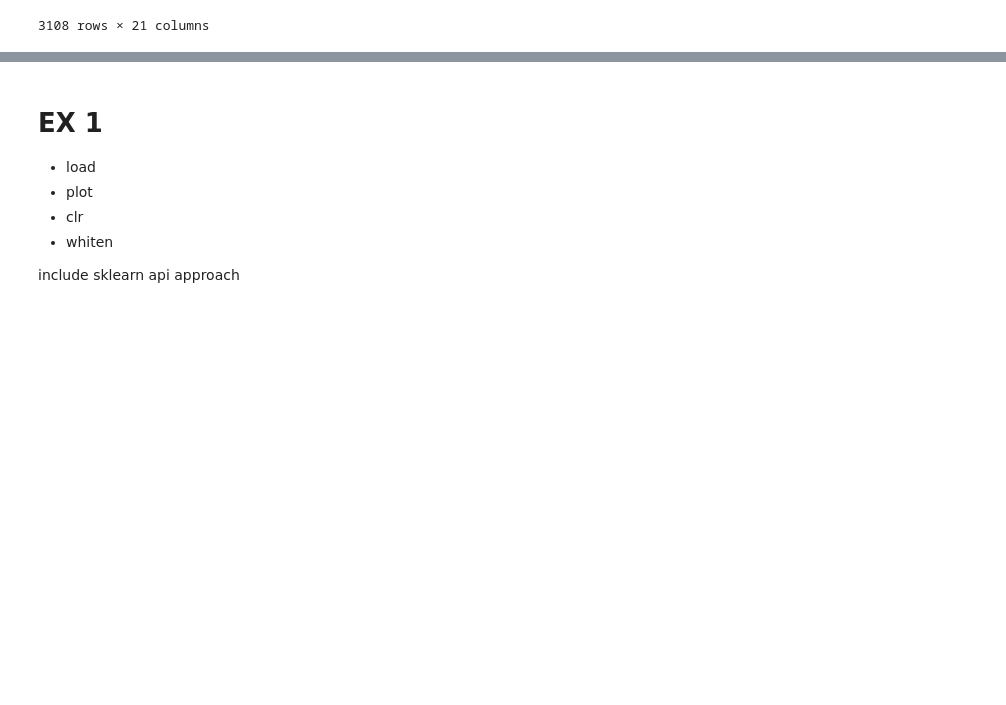
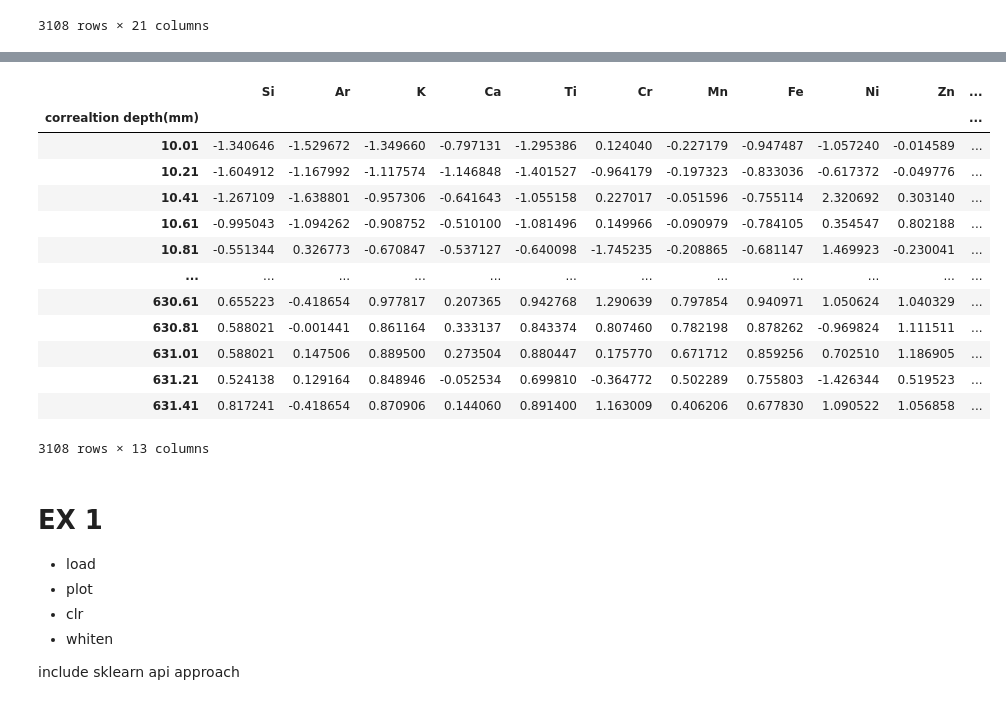
Before and after one commit to ds4geo/ds4geo, a Jupyter notebook: WS 2020 Course Notes/Session 8.ipynb, the cells around one changed output, grey strips where cells are left out. Saved outputs shown, nothing was run; the diff lists cells and outputs as text; code cells hidden in the pictures; blank space fills up the shorter version.

```diff
--- a/WS 2020 Course Notes/Session 8.ipynb
+++ b/WS 2020 Course Notes/Session 8.ipynb
@@ -87,0 +87,28 @@ TypeError: ignored
+# %%
+# Select elements with signal which are never 0
+elements = ["Si", "Ar", "K", "Ca", "Ti", "Cr", "Mn", "Fe", "Ni", "Zn", "Rb" ,"Sr", "Ba"]
+edf = ele.loc[:,elements]
+# %%
+# Apply centered log ratio
+clr = np.log(edf / gmean(edf))
+clr
+# %%
+# Standardize
+sxrf = StandardScaler().fit_transform(X=clr)
+sxrf = pd.DataFrame(sxrf, index=clr.index, columns=clr.columns)
+sxrf
+# %% [output]
+|  | Si | Ar | K | Ca | Ti | Cr | Mn | Fe | Ni | Zn | ... |
+| correaltion depth(mm) |  |  |  |  |  |  |  |  |  |  | ... |
+| 10.01 | -1.340646 | -1.529672 | -1.349660 | -0.797131 | -1.295386 | 0.124040 | -0.227179 | -0.947487 | -1.057240 | -0.014589 | ... |
+| 10.21 | -1.604912 | -1.167992 | -1.117574 | -1.146848 | -1.401527 | -0.964179 | -0.197323 | -0.833036 | -0.617372 | -0.049776 | ... |
+| 10.41 | -1.267109 | -1.638801 | -0.957306 | -0.641643 | -1.055158 | 0.227017 | -0.051596 | -0.755114 | 2.320692 | 0.303140 | ... |
+| 10.61 | -0.995043 | -1.094262 | -0.908752 | -0.510100 | -1.081496 | 0.149966 | -0.090979 | -0.784105 | 0.354547 | 0.802188 | ... |
+| 10.81 | -0.551344 | 0.326773 | -0.670847 | -0.537127 | -0.640098 | -1.745235 | -0.208865 | -0.681147 | 1.469923 | -0.230041 | ... |
+| ... | ... | ... | ... | ... | ... | ... | ... | ... | ... | ... | ... |
+| 630.61 | 0.655223 | -0.418654 | 0.977817 | 0.207365 | 0.942768 | 1.290639 | 0.797854 | 0.940971 | 1.050624 | 1.040329 | ... |
+| 630.81 | 0.588021 | -0.001441 | 0.861164 | 0.333137 | 0.843374 | 0.807460 | 0.782198 | 0.878262 | -0.969824 | 1.111511 | ... |
+| 631.01 | 0.588021 | 0.147506 | 0.889500 | 0.273504 | 0.880447 | 0.175770 | 0.671712 | 0.859256 | 0.702510 | 1.186905 | ... |
+| 631.21 | 0.524138 | 0.129164 | 0.848946 | -0.052534 | 0.699810 | -0.364772 | 0.502289 | 0.755803 | -1.426344 | 0.519523 | ... |
+| 631.41 | 0.817241 | -0.418654 | 0.870906 | 0.144060 | 0.891400 | 1.163009 | 0.406206 | 0.677830 | 1.090522 | 1.056858 | ... |
+3108 rows × 13 columns
```
Also changed, not shown: parts of 6 cells of this notebook.
